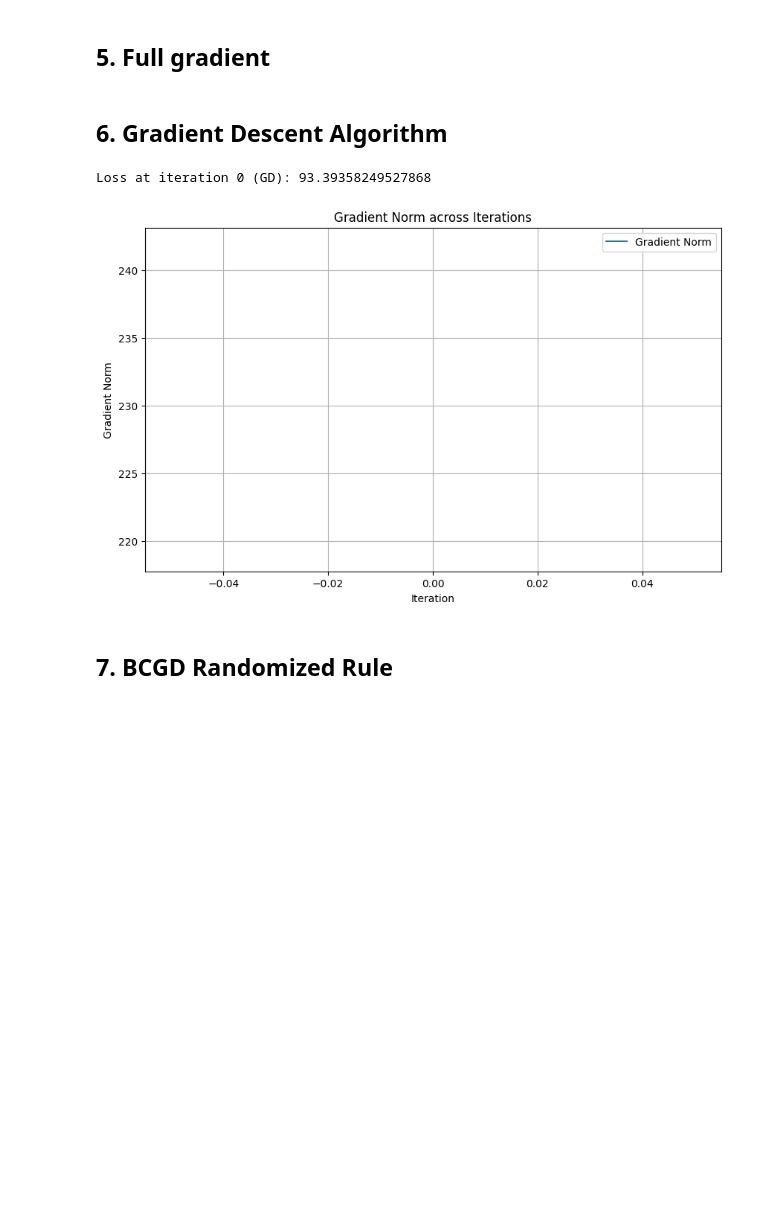
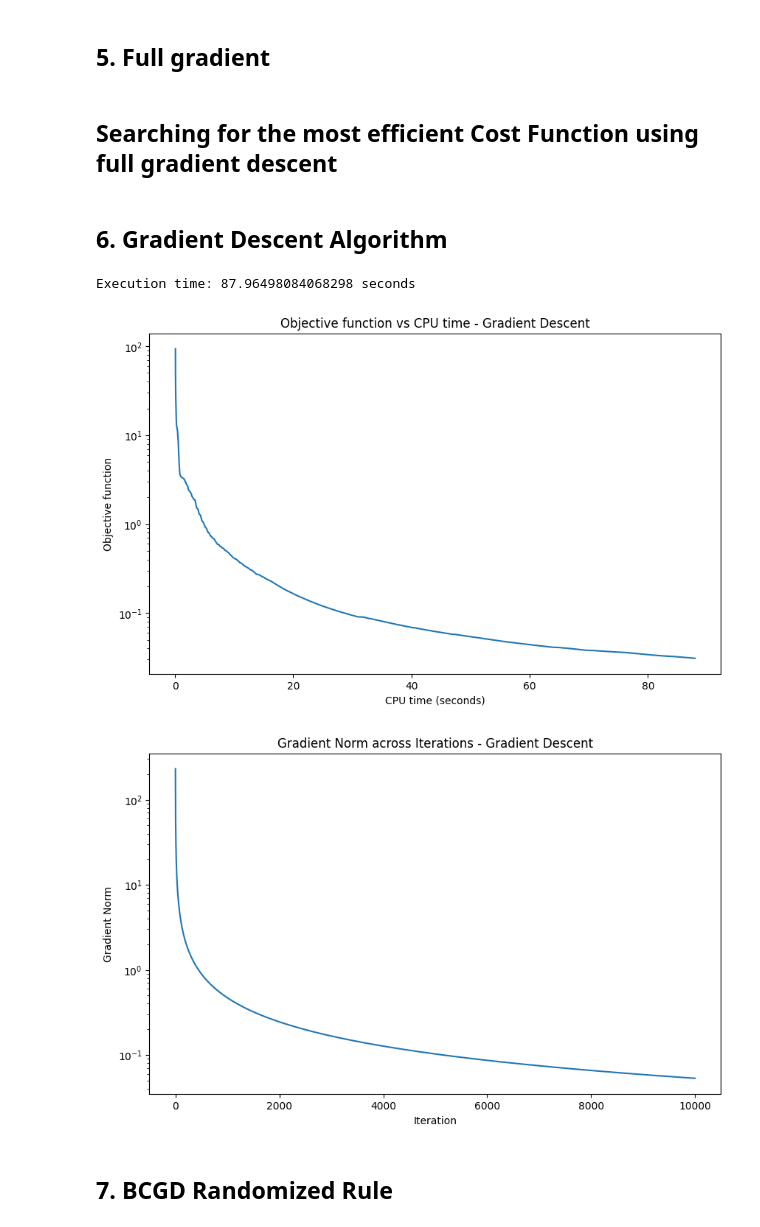
Before and after one commit to maloooon/Optimizing_Multi-Class_Logistic_Regression_with_Gradient-Based_Methods, a Jupyter notebook: HW1_CLEANED_CODE.ipynb, the cells around one changed output. Cells and saved outputs as stored; diff of their text form; code cells hidden in the pictures; blank space fills up the shorter version.

```diff
--- a/HW1_CLEANED_CODE.ipynb
+++ b/HW1_CLEANED_CODE.ipynb
@@ -184,0 +291,37 @@ def full_gradient(X,A,labels):
+# %%
+def full_gradient_final(X,A,labels):
+
+    return (-1 * A.T) @ (I - ((np.exp(A @ X)) / (np.exp(A @ X) @ np.ones((k,1)))))
+# %%
+def gradient_descent_final(X,A,labels,lr, cost_function, iterations):
+
+    gradient_norms = []
+    X_values = []
+    times = []
+    start_time = time.time()
+    for i in range(iterations):
+
+        # Add values of X for to plot loss out of gradient calculation function (for better time efficiency in calculating the gradient)
+        X_values.append(X)
+        # Calculate gradient
+        grad = full_gradient_final(X,A,labels)
+        # Get the gradient norm
+        norm = np.linalg.norm(grad)
+        # Check the stopping criterium
+        if norm < EPSILON:
+            break
+        # Add current gradient norm to list
+        gradient_norms.append(norm)
+        # Gradient step
+        X = X - lr * grad
+        # Add times
+        times.append(time.time() - start_time)
+
+    end_time = time.time()
+    execution_time = end_time - start_time
+    print(f"Execution time: {execution_time} seconds")
+
+
+    return X_values, gradient_norms, times
+# %% [markdown]
+## Searching for the most efficient Cost Function using full gradient descent
@@ -215,7 +347,13 @@ def gradient_descent(X,A,labels,lr, iterations = 20):
-# %%
-gradient_descent(X,A,labels, lr= 0.001,  iterations=1)
-# %% [output]
-Loss at iteration 0 (GD): 93.39358249527868
-[figure, removed]
+# %%
+X_values, gradient_norms_GD, times_GD = gradient_descent_final(X,A,labels, lr= LR, cost_function = cost_function_3,  iterations= ITERATIONS)
+
+
+losses_GD = [cost_function_3(X_val, A, labels) for X_val in X_values]
+
+plotting(times_GD,losses_GD,gradient_norms_GD)
+# %% [output]
+Execution time: 87.96498084068298 seconds
+[figure, added]
+[figure, added]
 # %% [markdown]
 ## 7. BCGD Randomized Rule
```
Also changed, not shown: parts of 26 cells of this notebook.
